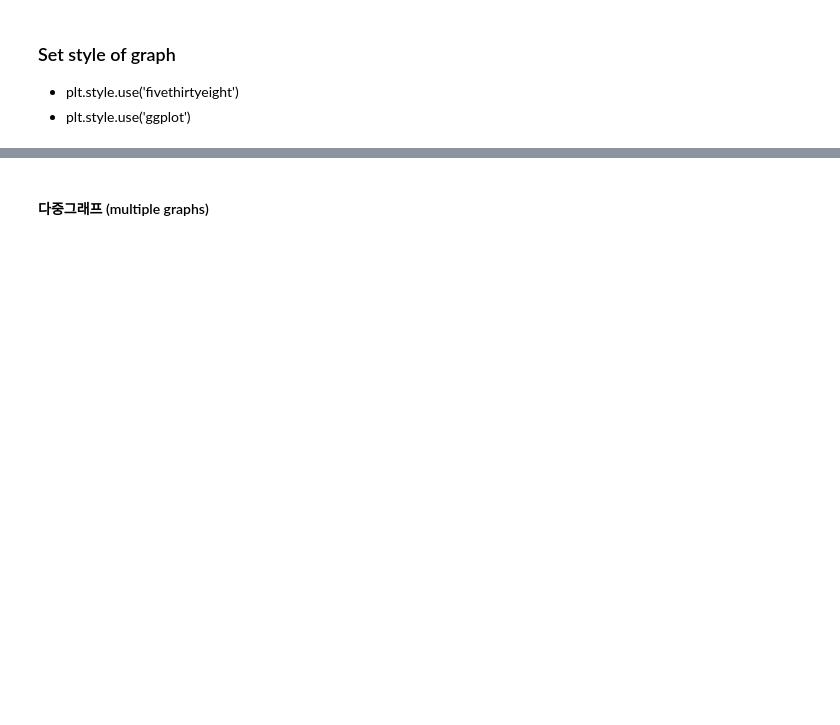
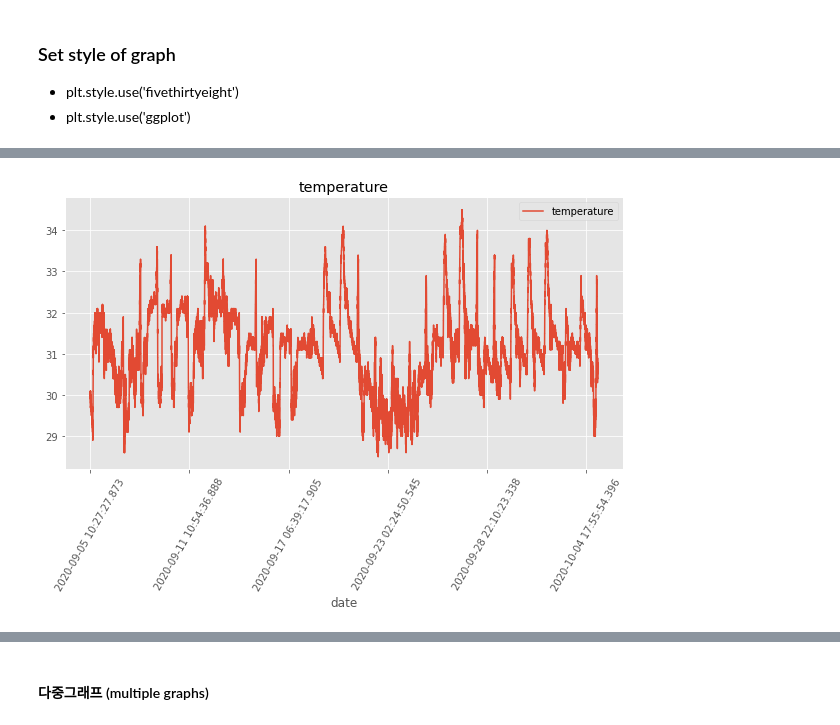
Before and after one commit to pdm03/pdm03, a Jupyter notebook: py-pandas/pandas_6_iot_nano33_0.ipynb, the cells around one changed output, grey strips where cells are left out. Saved outputs shown, nothing was run; the diff lists cells and outputs as text; code cells hidden in the pictures; blank space fills up the shorter version.

```diff
--- a/py-pandas/pandas_6_iot_nano33_0.ipynb
+++ b/py-pandas/pandas_6_iot_nano33_0.ipynb
@@ -267,7 +300,10 @@ plt.show()
 # %%
 iot_data.plot(x='date', y='temperature', figsize=(10,5), title='temperature')
+plt.xticks(rotation=60)
 plt.style.use('ggplot')
 plt.show()
+# %% [output]
+[figure, added]
 # %%
 # restore default style
 plt.style.use('default')
```
Also changed, not shown: parts of 48 cells of this notebook.
